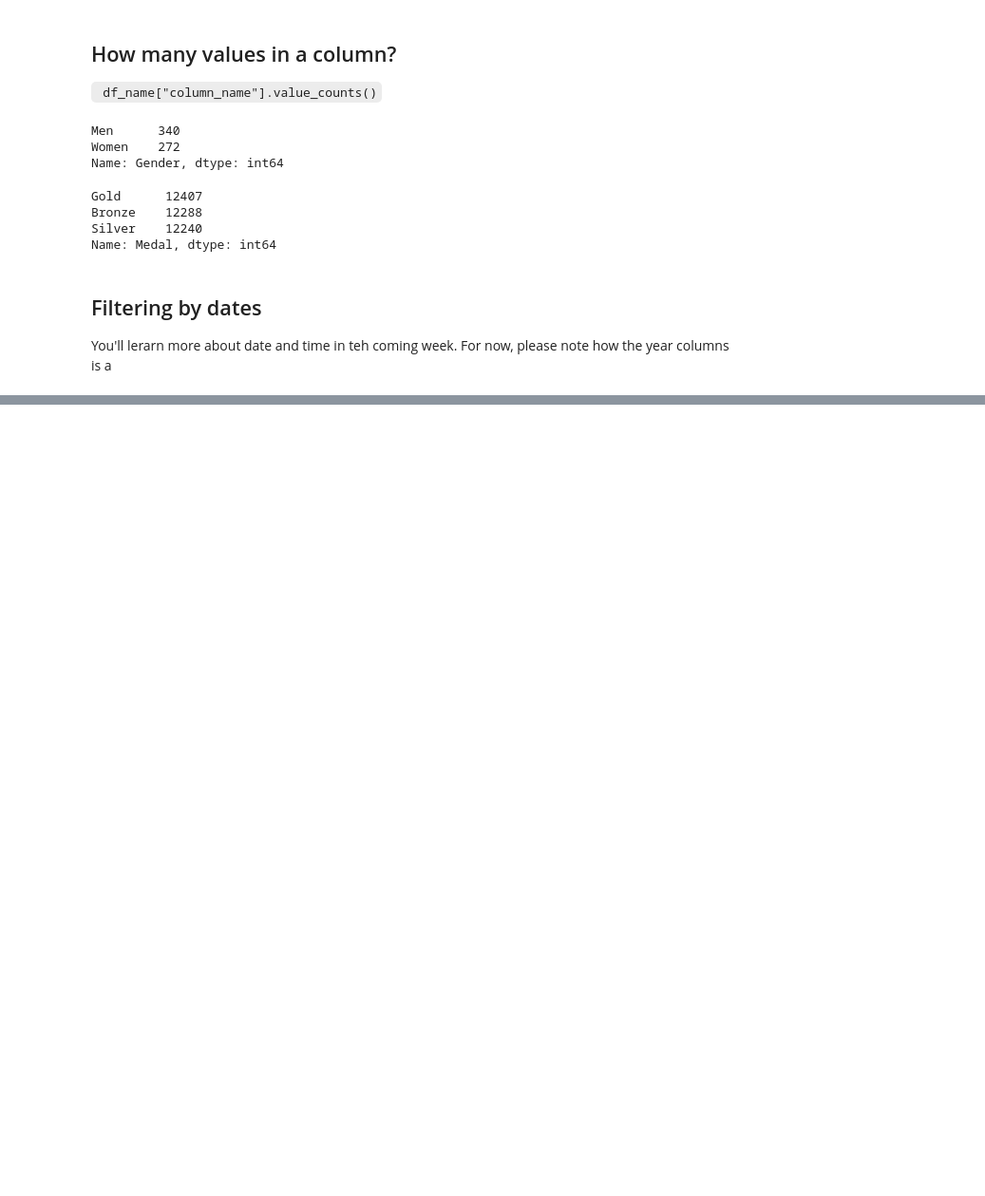
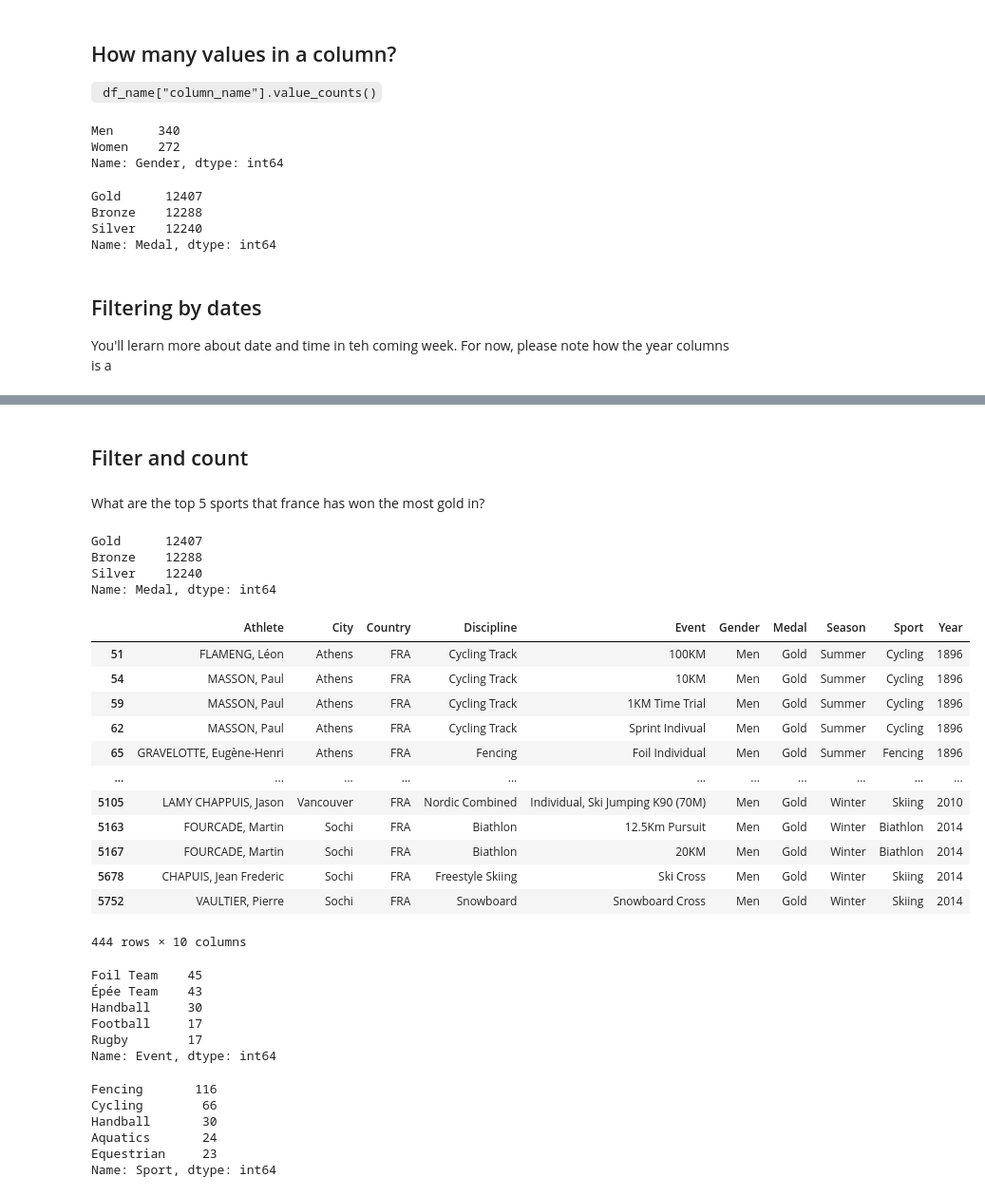
Before and after one commit to persistence-of-time/wk7-basic-analysis, a Jupyter notebook: wk7-8-basic-analysis.ipynb, the cells around one changed output, grey strips where cells are left out. Shown at 95% size. Drawn from its saved outputs; the diff is of its cells as text; code cells hidden in the pictures; blank space fills up the shorter version.

```diff
--- a/wk7-8-basic-analysis.ipynb
+++ b/wk7-8-basic-analysis.ipynb
@@ -294,0 +451,51 @@ You'll lerarn more about date and time in teh coming week. For now, please note
+# %% [markdown]
+## Filter and count
+# %% [markdown]
+What are the top 5 sports that france has won the most gold in?
+# %%
+oly["Medal"].value_counts()
+# %% [output]
+Gold      12407
+Bronze    12288
+Silver    12240
+Name: Medal, dtype: int64
+# %%
+
+fil_france = oly["Country"] == "FRA"
+fil_gold = oly["Medal"] == "Gold"
+france_gold = oly[fil_france & fil_gold]
+france_gold
+# %% [output]
+|  | Athlete | City | Country | Discipline | Event | Gender | Medal | Season | Sport | Year |
+| 51 | FLAMENG, Léon | Athens | FRA | Cycling Track | 100KM | Men | Gold | Summer | Cycling | 1896 |
+| 54 | MASSON, Paul | Athens | FRA | Cycling Track | 10KM | Men | Gold | Summer | Cycling | 1896 |
+| 59 | MASSON, Paul | Athens | FRA | Cycling Track | 1KM Time Trial | Men | Gold | Summer | Cycling | 1896 |
+| 62 | MASSON, Paul | Athens | FRA | Cycling Track | Sprint Indivual | Men | Gold | Summer | Cycling | 1896 |
+| 65 | GRAVELOTTE, Eugène-Henri | Athens | FRA | Fencing | Foil Individual | Men | Gold | Summer | Fencing | 1896 |
+| ... | ... | ... | ... | ... | ... | ... | ... | ... | ... | ... |
+| 5105 | LAMY CHAPPUIS, Jason | Vancouver | FRA | Nordic Combined | Individual, Ski Jumping K90 (70M) | Men | Gold | Winter | Skiing | 2010 |
+| 5163 | FOURCADE, Martin | Sochi | FRA | Biathlon | 12.5Km Pursuit | Men | Gold | Winter | Biathlon | 2014 |
+| 5167 | FOURCADE, Martin | Sochi | FRA | Biathlon | 20KM | Men | Gold | Winter | Biathlon | 2014 |
+| 5678 | CHAPUIS, Jean Frederic | Sochi | FRA | Freestyle Skiing | Ski Cross | Men | Gold | Winter | Skiing | 2014 |
+| 5752 | VAULTIER, Pierre | Sochi | FRA | Snowboard | Snowboard Cross | Men | Gold | Winter | Skiing | 2014 |
+444 rows × 10 columns
+# %%
+## answer if oyu cuybt gold wins by "event"
+
+france_gold["Event"].value_counts().head()
+# %% [output]
+Foil Team    45
+Épée Team    43
+Handball     30
+Football     17
+Rugby        17
+Name: Event, dtype: int64
+# %%
+france_gold["Sport"].value_counts().head()
+# %% [output]
+Fencing       116
+Cycling        66
+Handball       30
+Aquatics       24
+Equestrian     23
+Name: Sport, dtype: int64
```
Also changed, not shown: parts of 20 cells of this notebook.
